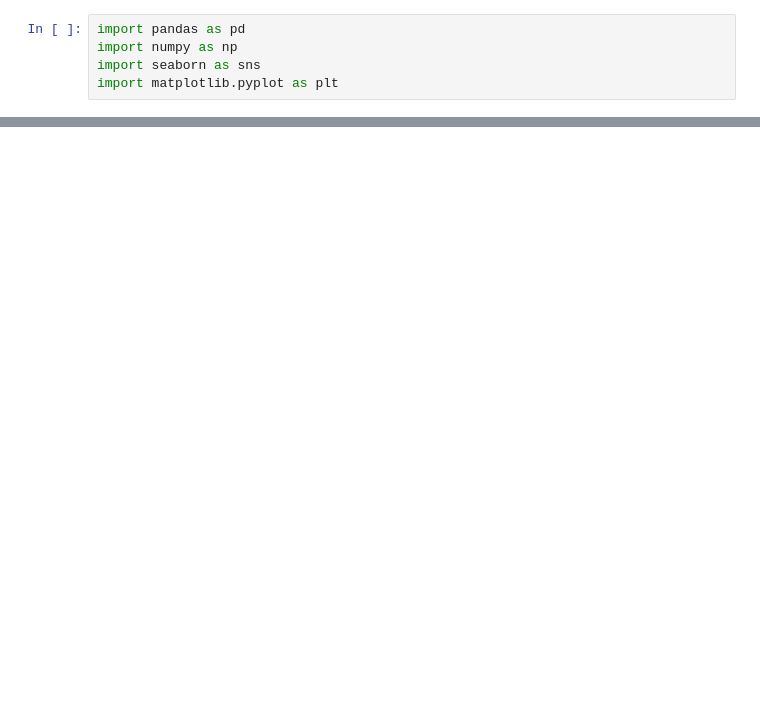
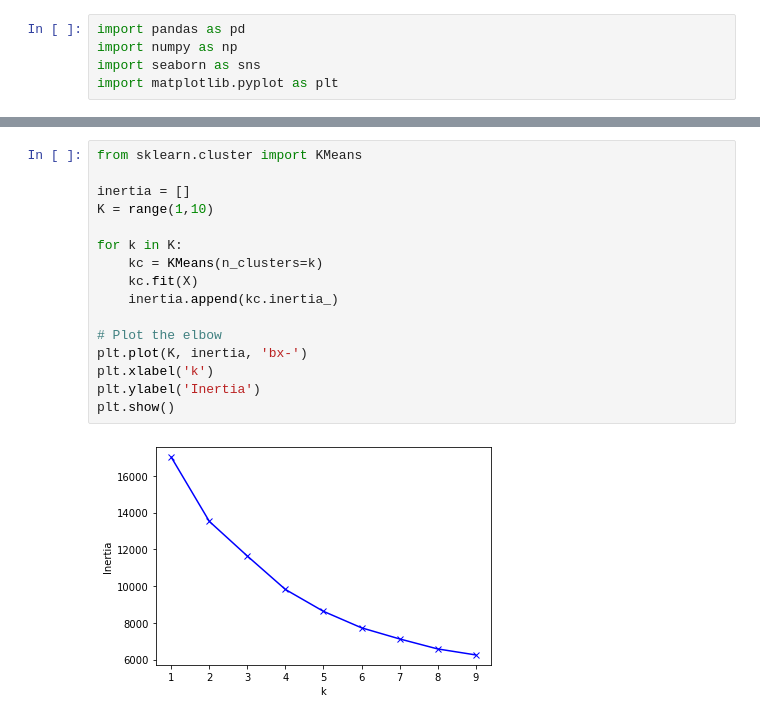
Before and after one commit to aegis301/fetal_health, a Jupyter notebook: 2_data_clustering.ipynb, the cells around one changed output, grey strips where cells are left out. Drawn from its saved outputs; the diff is of its cells as text; blank space fills up the shorter version.

```diff
--- a/2_data_clustering.ipynb
+++ b/2_data_clustering.ipynb
@@ -40,0 +114,18 @@ data_scaled_df['hc_cluster_labels'] = fcluster(distance_matrix, 3, criterion="ma
+# %%
+from sklearn.cluster import KMeans
+
+inertia = []
+K = range(1,10)
+
+for k in K:
+    kc = KMeans(n_clusters=k)
+    kc.fit(X)
+    inertia.append(kc.inertia_)
+
+# Plot the elbow
+plt.plot(K, inertia, 'bx-')
+plt.xlabel('k')
+plt.ylabel('Inertia')
+plt.show()
+# %% [output]
+[figure, added]
```
Also changed, not shown: parts of 18 cells of this notebook.
